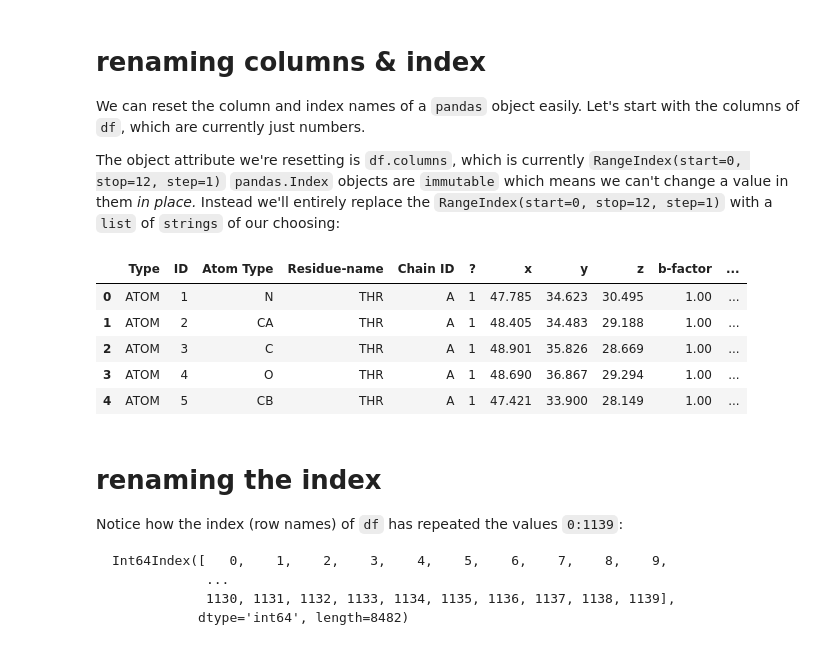
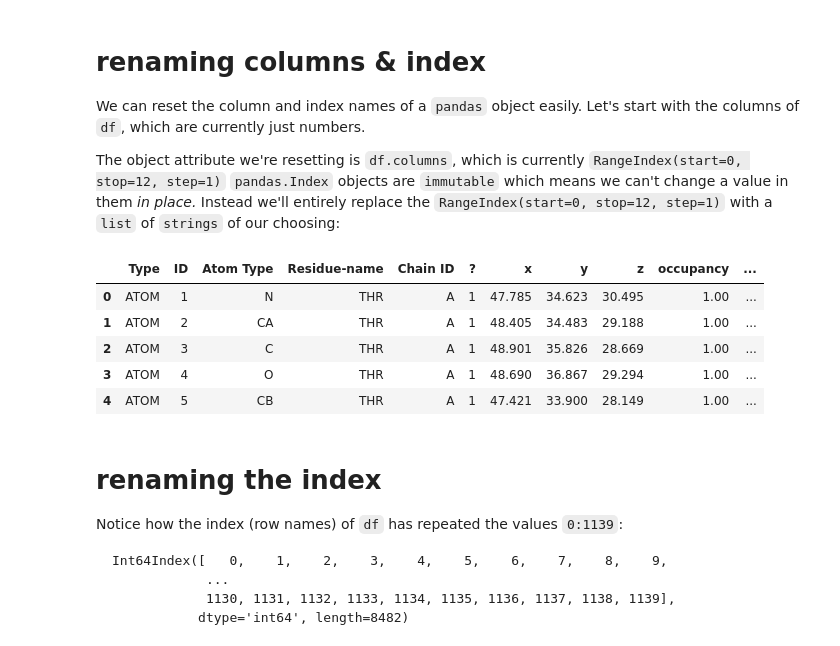
Before and after one commit to UoMMIB/Python-Club, a Jupyter notebook: Tutorials/BackToBasics.ipynb, the cells around one changed output. Drawn from its saved outputs; the diff is of its cells as text; code cells hidden in the pictures.

````diff
--- a/Tutorials/BackToBasics.ipynb
+++ b/Tutorials/BackToBasics.ipynb
@@ -880,10 +880,11 @@
 The object attribute we're resetting is ```df.columns```, which is currently ```RangeIndex(start=0, stop=12, step=1)```
 ```pandas.Index```  objects are ```immutable``` which means we can't change a value in them *in place.* Instead we'll entirely replace the ```RangeIndex(start=0, stop=12, step=1)``` with a ```list``` of ```strings``` of our choosing:
 # %%
-df.columns = ['Type','ID','Atom Type','Residue-name','Chain ID','?','x','y','z','b-factor','??','Element symbol']
+df.columns = ['Type', 'ID', 'Atom Type', 'Residue-name', 'Chain ID', '?', 'x', 'y',
+       'z', 'occupancy', 'tempFactor', 'Element symbol']
 df.head()
 # %% [output]
-|  | Type | ID | Atom Type | Residue-name | Chain ID | ? | x | y | z | b-factor | ... |
+|  | Type | ID | Atom Type | Residue-name | Chain ID | ? | x | y | z | occupancy | ... |
 | 0 | ATOM | 1 | N | THR | A | 1 | 47.785 | 34.623 | 30.495 | 1.00 | ... |
 | 1 | ATOM | 2 | CA | THR | A | 1 | 48.405 | 34.483 | 29.188 | 1.00 | ... |
 | 2 | ATOM | 3 | C | THR | A | 1 | 48.901 | 35.826 | 28.669 | 1.00 | ... |
````
Also changed, not shown: parts of 2 cells of this notebook, 1 other file.
